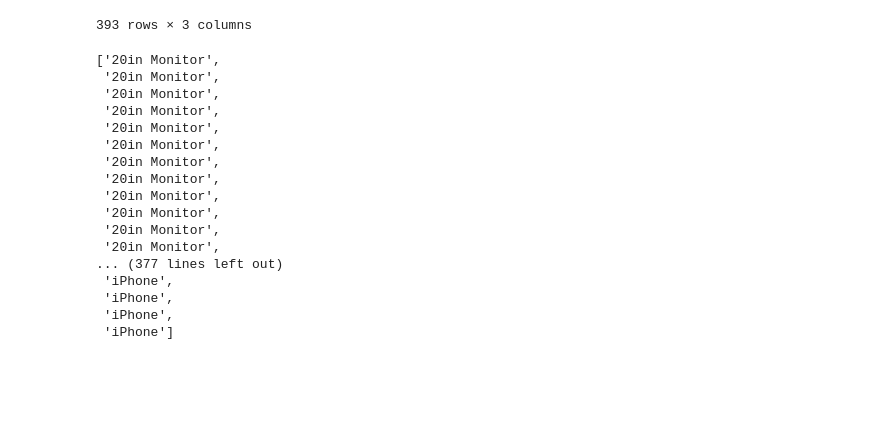
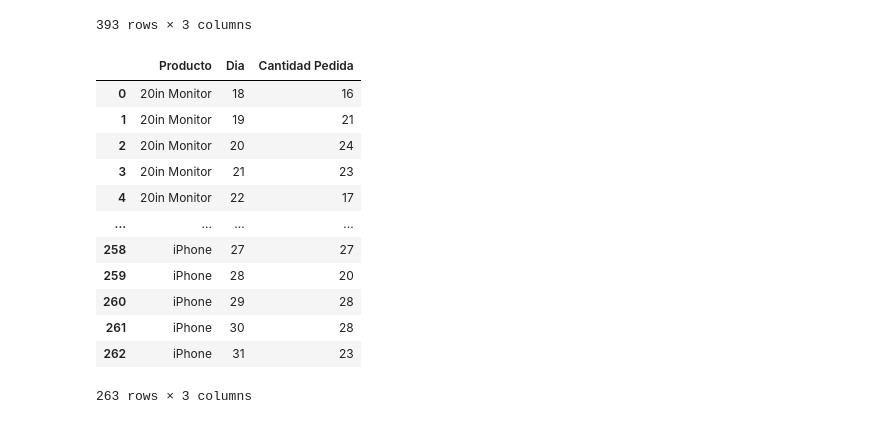
Before and after one commit to SOFT-cRONOS/BigData-Actividades, a Jupyter notebook: U3-Analisis de datos - TP 1/BD-TP1-VENTAS.ipynb, the cells around one changed output. Cells and saved outputs as stored; diff of their text form; code cells hidden in the pictures; blank space fills up the shorter version.

```diff
--- a/U3-Analisis de datos - TP 1/BD-TP1-VENTAS.ipynb
+++ b/U3-Analisis de datos - TP 1/BD-TP1-VENTAS.ipynb
@@ -31,10 +31,10 @@ from plotly.subplots import make_subplots
 #ruta_de_acceso = '/content/BigData-Actividades/U3-Analisis de datos - TP 1/datasets'
 
 #windows
-#ruta_de_acceso = 'E:\\Documentos\\FENIX\\BigData-Actividades\\U3-Analisis de datos - TP 1\\datasets'
+ruta_de_acceso = 'E:\\Documentos\\FENIX\\BigData-Actividades\\U3-Analisis de datos - TP 1\\datasets'
 
 #linux
-ruta_de_acceso = "/home/cronos/Documentos/BD-Actividades/U3-Analisis de datos - TP 1/datasets"
+#ruta_de_acceso = "/home/cronos/Documentos/BD-Actividades/U3-Analisis de datos - TP 1/datasets"
 # %%
 archivos = os.listdir(ruta_de_acceso)
 archivos
@@ -56,3 +54,6 @@ dataframes = {}
+# %%
+dataframe_mes = {}
+dataframes = {}
 # %%
 #Filtrado de datos
 for archivo in archivos:
@@ -87,7 +88,7 @@ for archivo in archivos:
     df_ventas['Cantidad Pedida'] = df_ventas['Cantidad Pedida'].astype(int)
     df_ventas['Precio Unitario'] = df_ventas['Precio Unitario'].astype(float)
 
-    dataframe_mes = dataframe_mes[dataframe_mes["año"] == 2019]
+    #dataframe_mes = dataframe_mes[dataframe_mes["año"] == 2019]
     #carga el df en un elemento del array dataframes
     dataframes[mes] = df_ventas
     #ejemplo dataframes['Marzo'] = Dataset_de_ventas_Marzo.csv
@@ -577,44 +581,23 @@ fig.show()
-# %%
-# Crear un objeto figura para el gráfico
-fig = go.Figure()
-productos = ventas_antes_fecha['Producto'].values.tolist()
-# Iterar sobre la lista de datos y agregar cada mes al objeto figura 'fig'
-
-fig.add_trace(go.Scatter(
-    x=ventas_antes_fecha['Dia'],  # Eje X: Horas del día
-    y=ventas_antes_fecha['Cantidad Pedida'],  # Eje Y: Datos de ventas por hora para este mes
-    mode='lines',  # Tipo de gráfico: líneas
-    name=productos[1],  # Etiqueta para la leyenda del gráfico
-    line=dict(width=2, shape='spline'),  # Configuración de las líneas del gráfico
-    marker=dict(size=10)  # Configuración de las marcas del gráfico
-))
-
-# Configurar los ejes y los títulos del gráfico
-fig.update_layout(
-    title="Total de unidades vendidas por dia en diferentes meses",  # Título del gráfico
-    xaxis=dict(title="Hora", tickvals=ventas_antes_fecha['Dia']),  # Configuración del eje X
-    yaxis=dict(title="Unidades vendidas", side="left"),  # Configuración del eje Y
-    legend=dict(y=0.3, yanchor='bottom'),  # Configuración de la leyenda
-)
-
-# Mostrar el gráfico
-fig.show()
-productos
-# %% [output]
-['20in Monitor',
- '20in Monitor',
- '20in Monitor',
- '20in Monitor',
- '20in Monitor',
- '20in Monitor',
- '20in Monitor',
- '20in Monitor',
- '20in Monitor',
- '20in Monitor',
- '20in Monitor',
- '20in Monitor',
-... (377 lines left out)
- 'iPhone',
- 'iPhone',
- 'iPhone',
- 'iPhone']
+# %%
+fechas_analisis = 25
+mes = 'Diciembre'
+
+
+ventas_periodo_fecha = df_extraidos[mes][(df_extraidos[mes]["Dia"] <= fechas_analisis + 7) & (df_extraidos[mes]["Dia"] >= (fechas_analisis - 7))]
+ventas_periodo_fecha = ventas_periodo_fecha.groupby(['Producto','Dia'])['Cantidad Pedida'].sum()
+ventas_periodo_fecha = ventas_periodo_fecha.reset_index()
+ventas_periodo_fecha
+# %% [output]
+|  | Producto | Dia | Cantidad Pedida |
+| 0 | 20in Monitor | 18 | 16 |
+| 1 | 20in Monitor | 19 | 21 |
+| 2 | 20in Monitor | 20 | 24 |
+| 3 | 20in Monitor | 21 | 23 |
+| 4 | 20in Monitor | 22 | 17 |
+| ... | ... | ... | ... |
+| 258 | iPhone | 27 | 27 |
+| 259 | iPhone | 28 | 20 |
+| 260 | iPhone | 29 | 28 |
+| 261 | iPhone | 30 | 28 |
+| 262 | iPhone | 31 | 23 |
+263 rows × 3 columns
```
Also changed, not shown: parts of 12 cells of this notebook.
